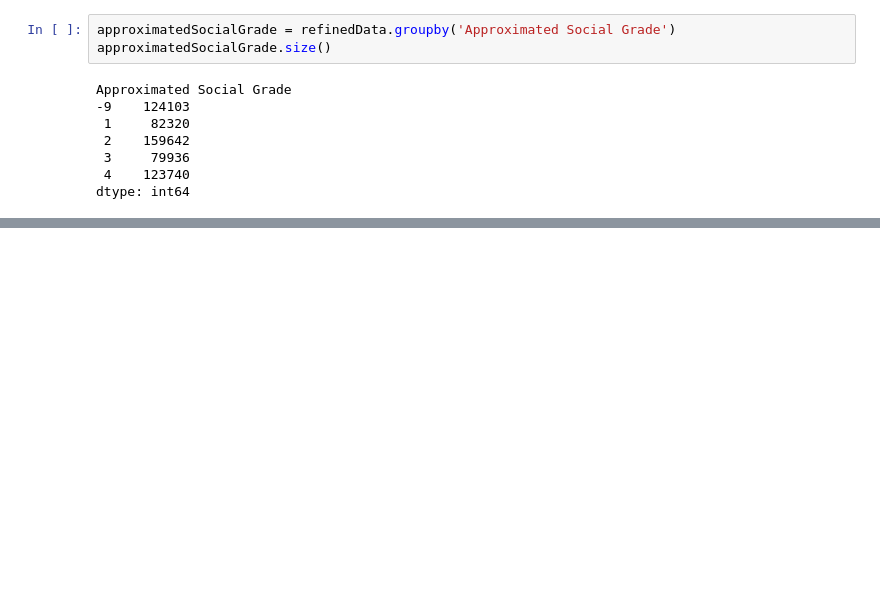
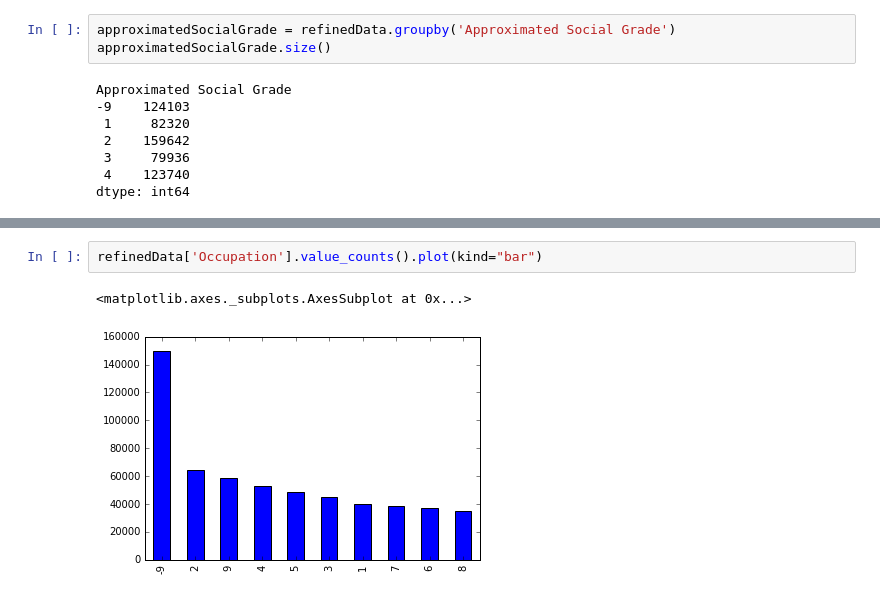
Before and after one commit to Essymay/CS2006p3, a Jupyter notebook: census2011.ipynb, the cells around one changed output, grey strips where cells are left out. Saved outputs shown, nothing was run; the diff lists cells and outputs as text; blank space fills up the shorter version.

```diff
--- a/census2011.ipynb
+++ b/census2011.ipynb
@@ -292,0 +303,5 @@ dtype: int64
+# %%
+refinedData['Occupation'].value_counts().plot(kind="bar")
+# %% [output]
+<matplotlib.axes._subplots.AxesSubplot at 0x...>
+[figure, added]
```
Also changed, not shown: parts of 4 cells of this notebook.
